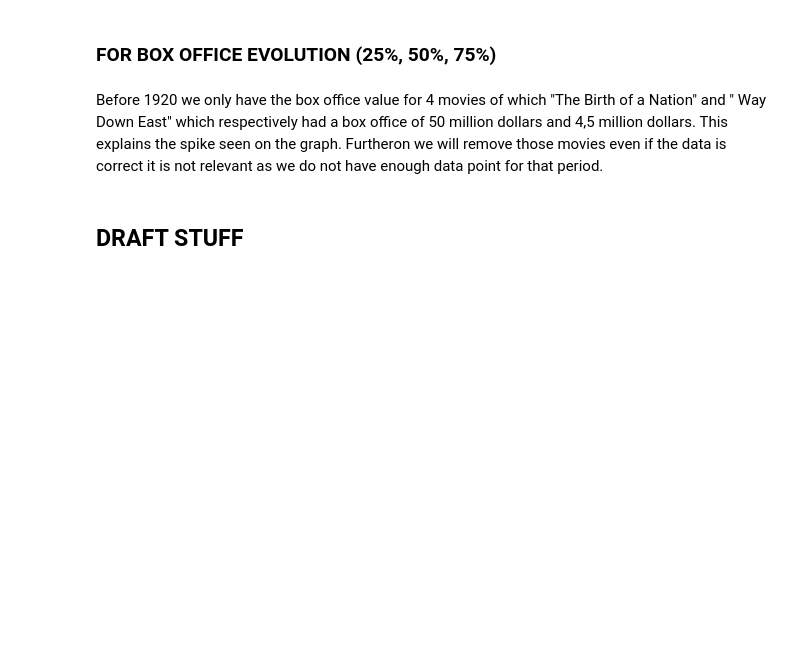
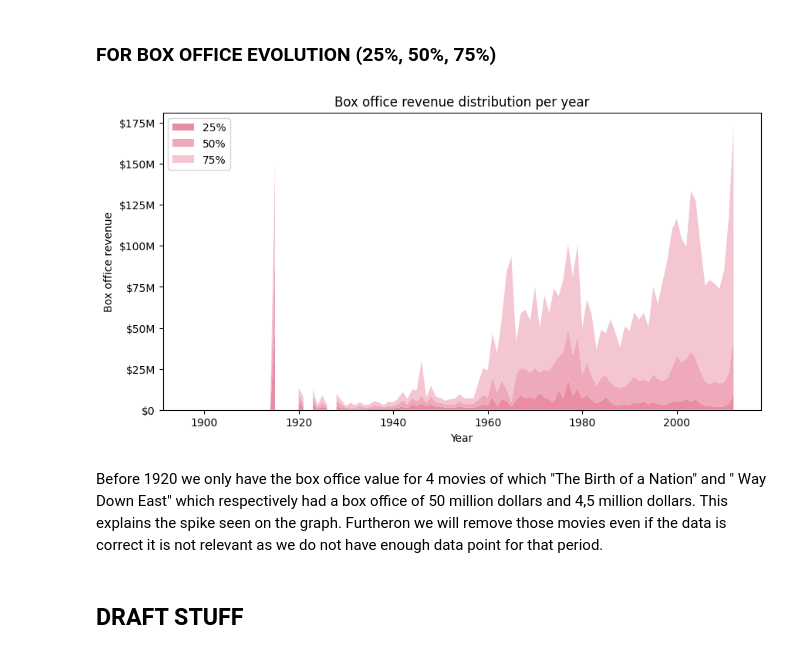
Before and after one commit to epfl-ada/ada-2022-project-r4d4r, a Jupyter notebook: Blanche.ipynb, the cells around one changed output. Drawn from its saved outputs; the diff is of its cells as text; code cells hidden in the pictures; blank space fills up the shorter version.

```diff
--- a/Blanche.ipynb
+++ b/Blanche.ipynb
@@ -56,18 +82,26 @@ plt.get_figure().show()
 # %% [markdown]
 ### FOR BOX OFFICE EVOLUTION (25%, 50%, 75%)
 # %%
+
+
+
 stats = df_r1[["release_year", "movie_box_office_revenue"]].groupby("release_year").describe()
 a = stats.movie_box_office_revenue["25%"]
 b = stats.movie_box_office_revenue["50%"]
 c = stats.movie_box_office_revenue["75%"]
 
-plt.figure(figsize=(10,5))
-plt.stackplot(stats.index, a, b, c, labels=["25%", "50%", "75%"], colors=["#E88DA4", "#EEAABB", "#F3C6D1"])
-plt.legend(loc='upper left')
-plt.title("Box office revenue distribution per year")
-plt.xlabel("Year")
-plt.ylabel("Box office revenue")
+
+
+fig, ax = plt.subplots(figsize=(10, 5))
+ax.stackplot(stats.index, a, b, c, labels=["25%", "50%", "75%"], colors=["#E88DA4", "#EEAABB", "#F3C6D1"])
+ax.set_title("Box office revenue distribution per year")
+ax.set_xlabel("Year")
+ax.set_ylabel("Box office revenue")
+ax.legend(loc='upper left')
+ax.yaxis.set_major_formatter(currency)
 plt.show()
+# %% [output]
+[figure, added]
 # %%
 df_r1[df_r1.release_year <= 1920].sort_values(by="movie_box_office_revenue", ascending=False)[["movie_name", "movie_box_office_revenue", "release_year"]].head(6)
 # %% [markdown]
```
Also changed, not shown: parts of 2 cells of this notebook.
